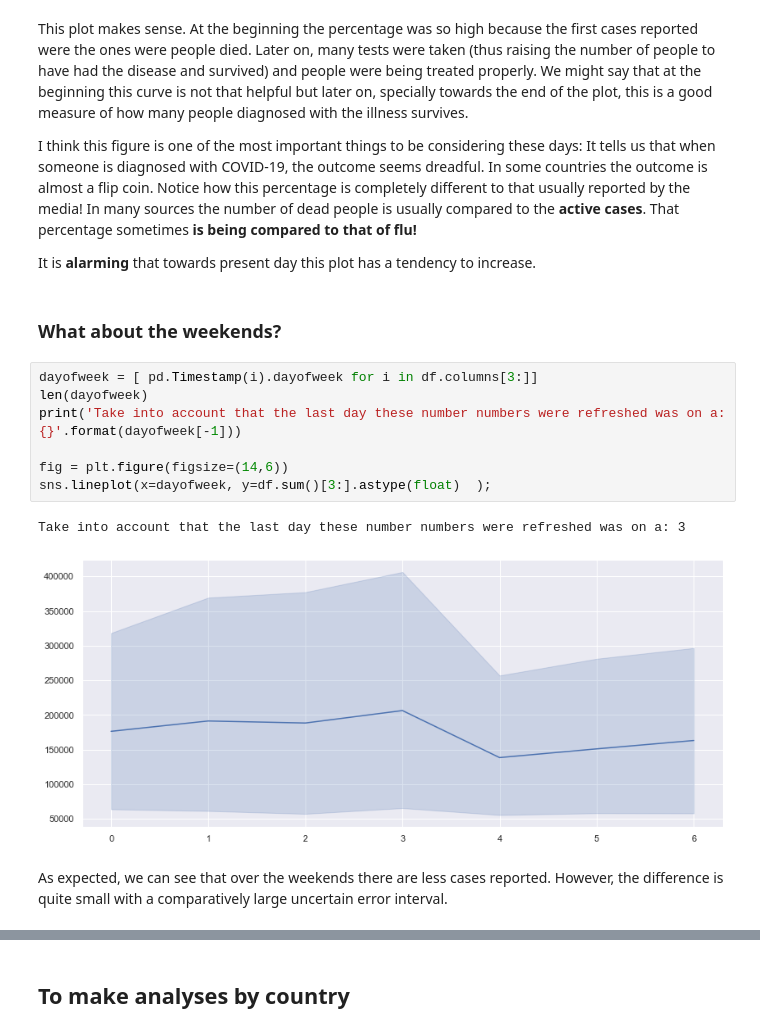
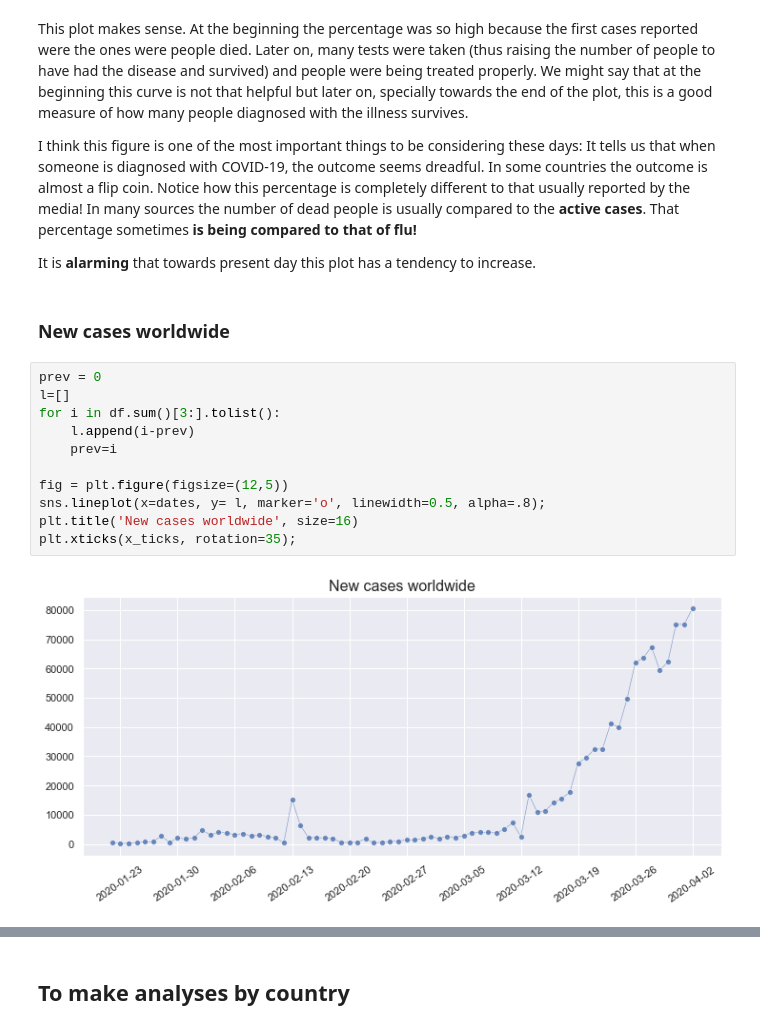
Before and after one commit to cuspime/Projects, a Jupyter notebook: COVID-19.ipynb, the cells around one changed output, grey strips where cells are left out. Cells and saved outputs as stored; diff of their text form.

```diff
--- a/COVID-19.ipynb
+++ b/COVID-19.ipynb
@@ -150,17 +149,18 @@ I think this figure is one of the most important things to be considering these
 Notice how this percentage is completely different to that usually reported by the media! In many sources the number of dead people is usually compared to the **active cases**. That percentage sometimes **is being compared to that of flu!**
 
 It is **alarming** that towards present day this plot has a tendency to increase.
-# %% [markdown]
-###  What about the weekends?
-# %%
-dayofweek = [ pd.Timestamp(i).dayofweek for i in df.columns[3:]]
-len(dayofweek)
-print('Take into account that the last day these number numbers were refreshed was on a: {}'.format(dayofweek[-1]))
-
-fig = plt.figure(figsize=(14,6))
-sns.lineplot(x=dayofweek, y=df.sum()[3:].astype(float)  );
-# %% [output]
-Take into account that the last day these number numbers were refreshed was on a: 3
-[figure, removed]
-# %% [markdown]
-As expected, we can see that over the weekends there are less cases reported. However, the difference is quite small with a comparatively large uncertain error interval.
+# %% [markdown]
+### New cases worldwide
+# %%
+prev = 0
+l=[]
+for i in df.sum()[3:].tolist():
+    l.append(i-prev)
+    prev=i
+
+fig = plt.figure(figsize=(12,5))
+sns.lineplot(x=dates, y= l, marker='o', linewidth=0.5, alpha=.8);
+plt.title('New cases worldwide', size=16)
+plt.xticks(x_ticks, rotation=35);
+# %% [output]
+[figure, added]
```
Also changed, not shown: parts of 11 cells of this notebook.
